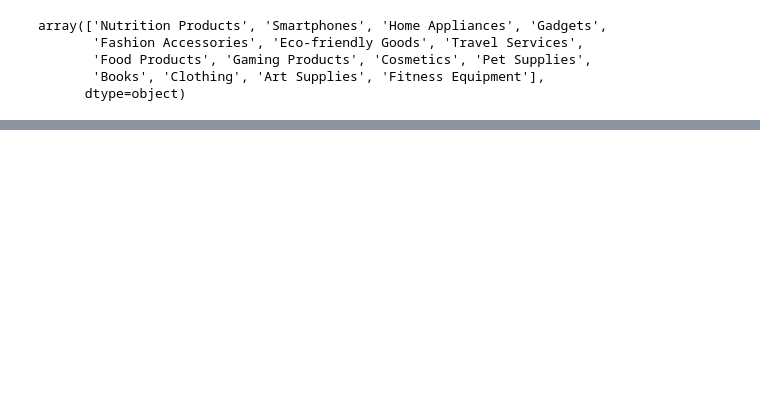
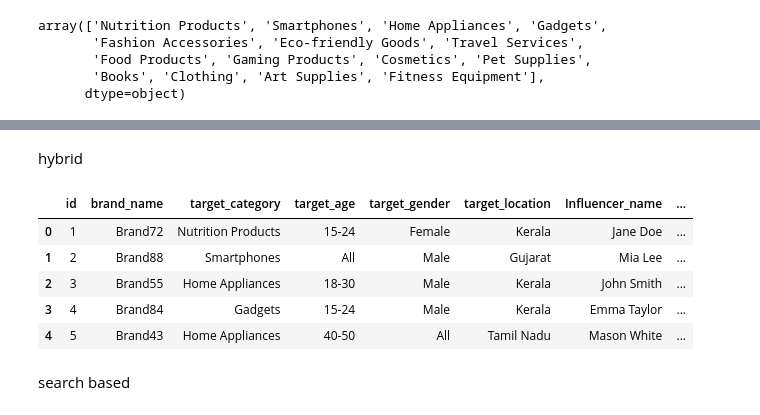
Before and after one commit to Yash-patell/recommendation_sys, a Jupyter notebook: collaborative.ipynb, the cells around one changed output, grey strips where cells are left out. Drawn from its saved outputs; the diff is of its cells as text; code cells hidden in the pictures; blank space fills up the shorter version.

Commit message:
hybrid recommendation

```diff
--- a/collaborative.ipynb
+++ b/collaborative.ipynb
@@ -28,0 +220,29 @@ influencer_data.head()
+# %% [markdown]
+hybrid
+# %%
+import spacy
+from spacy.lang.en.stop_words import STOP_WORDS
+
+nlp = spacy.load("en_core_web_sm")
+
+def clean_and_extract_tags(text):
+    doc = nlp(text.lower())
+    tags = [token.text for token in doc if token.text.isalnum() and token.text not in STOP_WORDS]
+    return ', '.join(tags)
+
+columns_to_extract_tags_from = ['Category', 'audience_location', 'audience_age','audience_gender','Platform']
+
+for column in columns_to_extract_tags_from:
+    merged_dataset[column] = merged_dataset[column].apply(clean_and_extract_tags)
+# %%
+# Concatenate the cleaned tags from all relevant columns
+merged_dataset['Tags'] = merged_dataset[columns_to_extract_tags_from].apply(lambda row: ', '.join(row), axis=1)
+# %%
+merged_dataset.head()
+# %% [output]
+|  | id | brand_name | target_category | target_age | target_gender | target_location | Influencer_name | ... |
+| 0 | 1 | Brand72 | Nutrition Products | 15-24 | Female | Kerala | Jane Doe | ... |
+| 1 | 2 | Brand88 | Smartphones | All | Male | Gujarat | Mia Lee | ... |
+| 2 | 3 | Brand55 | Home Appliances | 18-30 | Male | Kerala | John Smith | ... |
+| 3 | 4 | Brand84 | Gadgets | 15-24 | Male | Kerala | Emma Taylor | ... |
+| 4 | 5 | Brand43 | Home Appliances | 40-50 | All | Tamil Nadu | Mason White | ... |
@@ -28,0 +256,2 @@ influencer_data.head()
+# %% [markdown]
+search based
```
Also changed, not shown: parts of 23 cells of this notebook, 8 other files.
